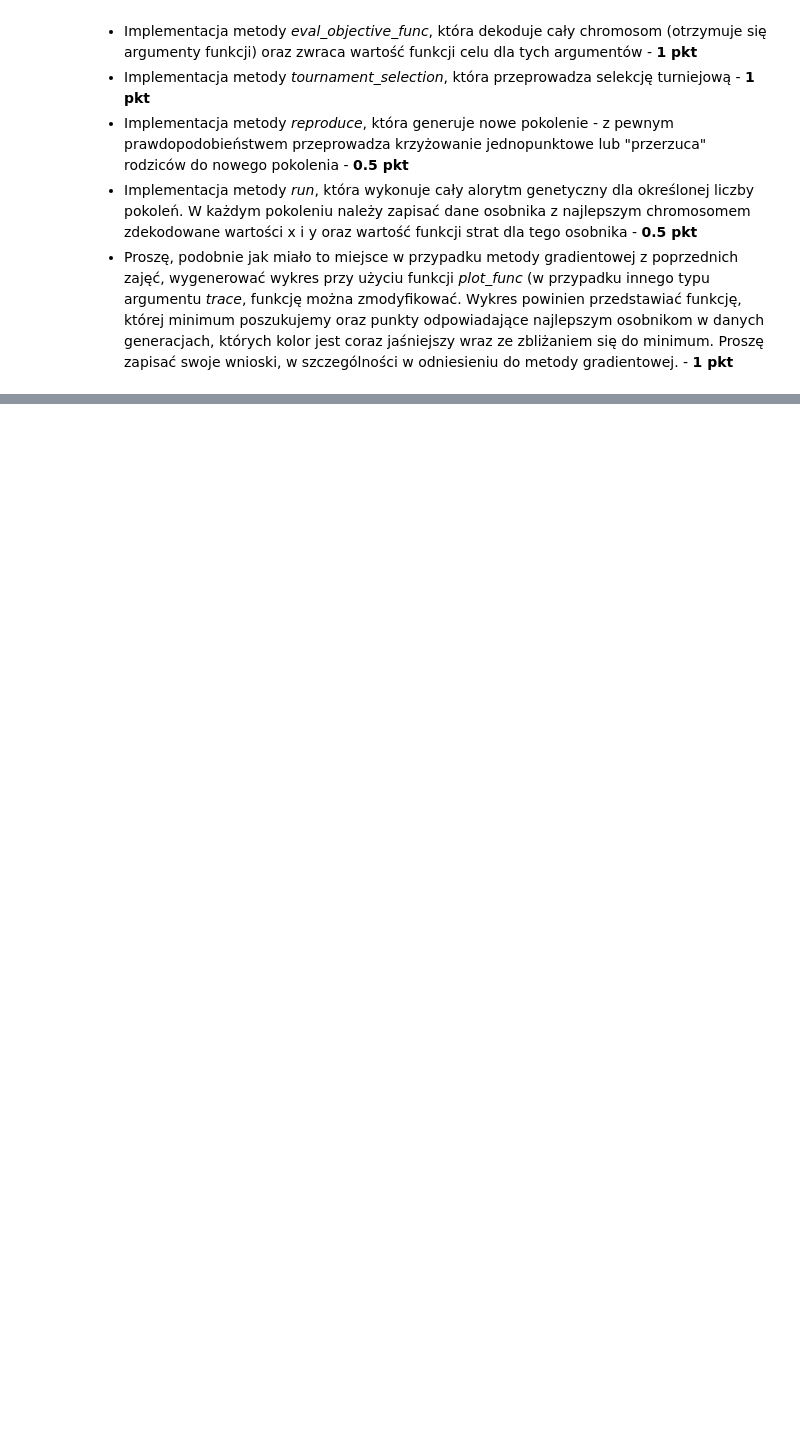
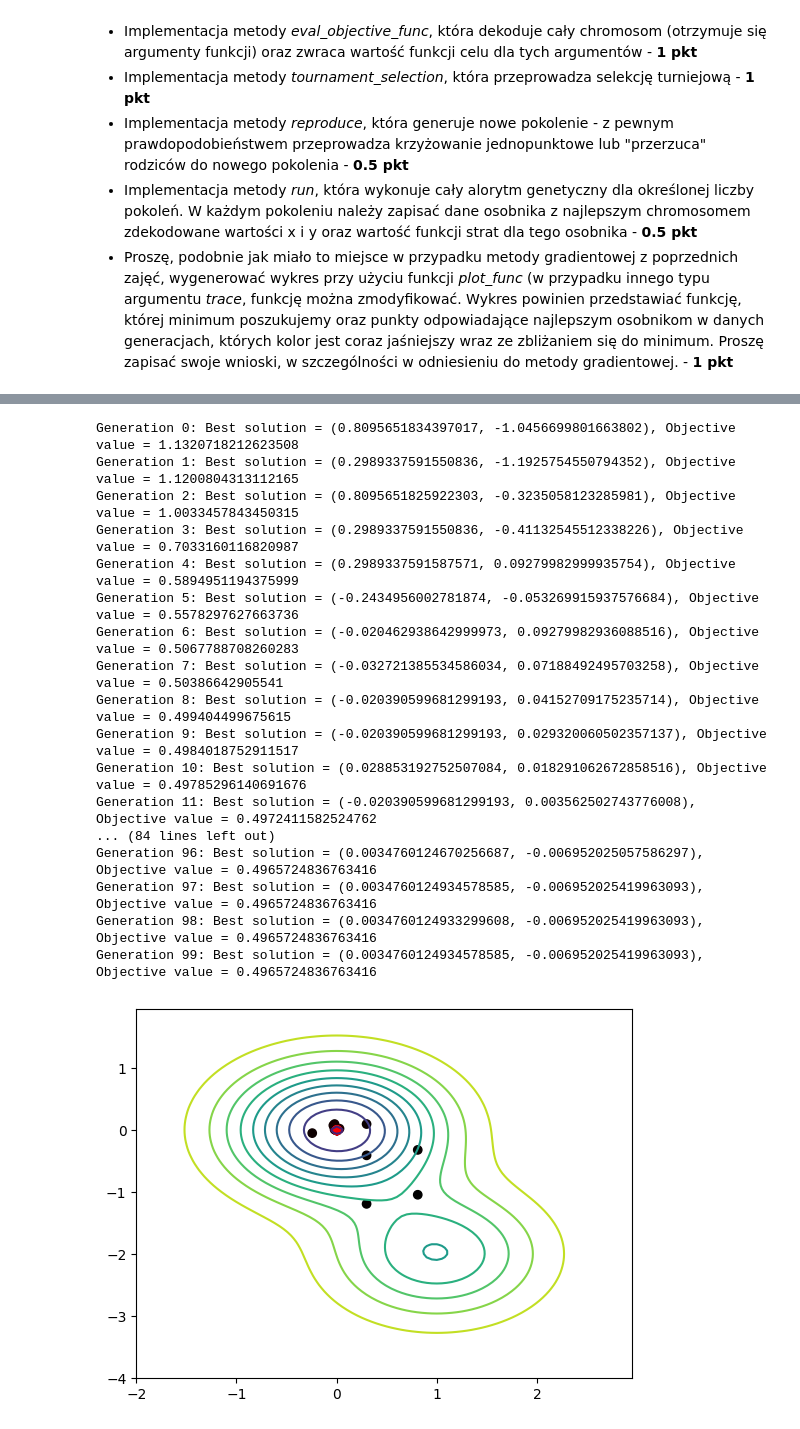
Before and after one commit to Kerciu/WSI_24Z, a Jupyter notebook: genetic_algorithm/zadanie_2.ipynb, the cells around one changed output, grey strips where cells are left out. Cells and saved outputs as stored; diff of their text form; code cells hidden in the pictures; blank space fills up the shorter version.

```diff
--- a/genetic_algorithm/zadanie_2.ipynb
+++ b/genetic_algorithm/zadanie_2.ipynb
@@ -224,0 +280,32 @@ TypeError: '<' not supported between instances of 'dict_values' and 'dict_values
+# %%
+# Greater pop size and more generations
+
+genetic_algorithm = GeneticAlgorithm(
+    chromosome_length=128,
+    obj_func_num_args=2,
+    objective_function=Function.f,
+    aoi=[-50, 50],
+    population_size=2000,
+    tournament_size=5,
+    num_steps=100
+)
+genetic_algorithm.run()
+# %% [output]
+Generation 0: Best solution = (0.8095651834397017, -1.0456699801663802), Objective value = 1.1320718212623508
+Generation 1: Best solution = (0.2989337591550836, -1.1925754550794352), Objective value = 1.1200804313112165
+Generation 2: Best solution = (0.8095651825922303, -0.3235058123285981), Objective value = 1.0033457843450315
+Generation 3: Best solution = (0.2989337591550836, -0.41132545512338226), Objective value = 0.7033160116820987
+Generation 4: Best solution = (0.2989337591587571, 0.09279982999935754), Objective value = 0.5894951194375999
+Generation 5: Best solution = (-0.2434956002781874, -0.053269915937576684), Objective value = 0.5578297627663736
+Generation 6: Best solution = (-0.020462938642999973, 0.09279982936088516), Objective value = 0.5067788708260283
+Generation 7: Best solution = (-0.032721385534586034, 0.07188492495703258), Objective value = 0.50386642905541
+Generation 8: Best solution = (-0.020390599681299193, 0.04152709175235714), Objective value = 0.499404499675615
+Generation 9: Best solution = (-0.020390599681299193, 0.029320060502357137), Objective value = 0.4984018752911517
+Generation 10: Best solution = (0.028853192752507084, 0.018291062672858516), Objective value = 0.49785296140691676
+Generation 11: Best solution = (-0.020390599681299193, 0.003562502743776008), Objective value = 0.4972411582524762
+... (84 lines left out)
+Generation 96: Best solution = (0.0034760124670256687, -0.006952025057586297), Objective value = 0.4965724836763416
+Generation 97: Best solution = (0.0034760124934578585, -0.006952025419963093), Objective value = 0.4965724836763416
+Generation 98: Best solution = (0.0034760124933299608, -0.006952025419963093), Objective value = 0.4965724836763416
+Generation 99: Best solution = (0.0034760124934578585, -0.006952025419963093), Objective value = 0.4965724836763416
+[figure, added]
```
Also changed, not shown: parts of 11 cells of this notebook.
